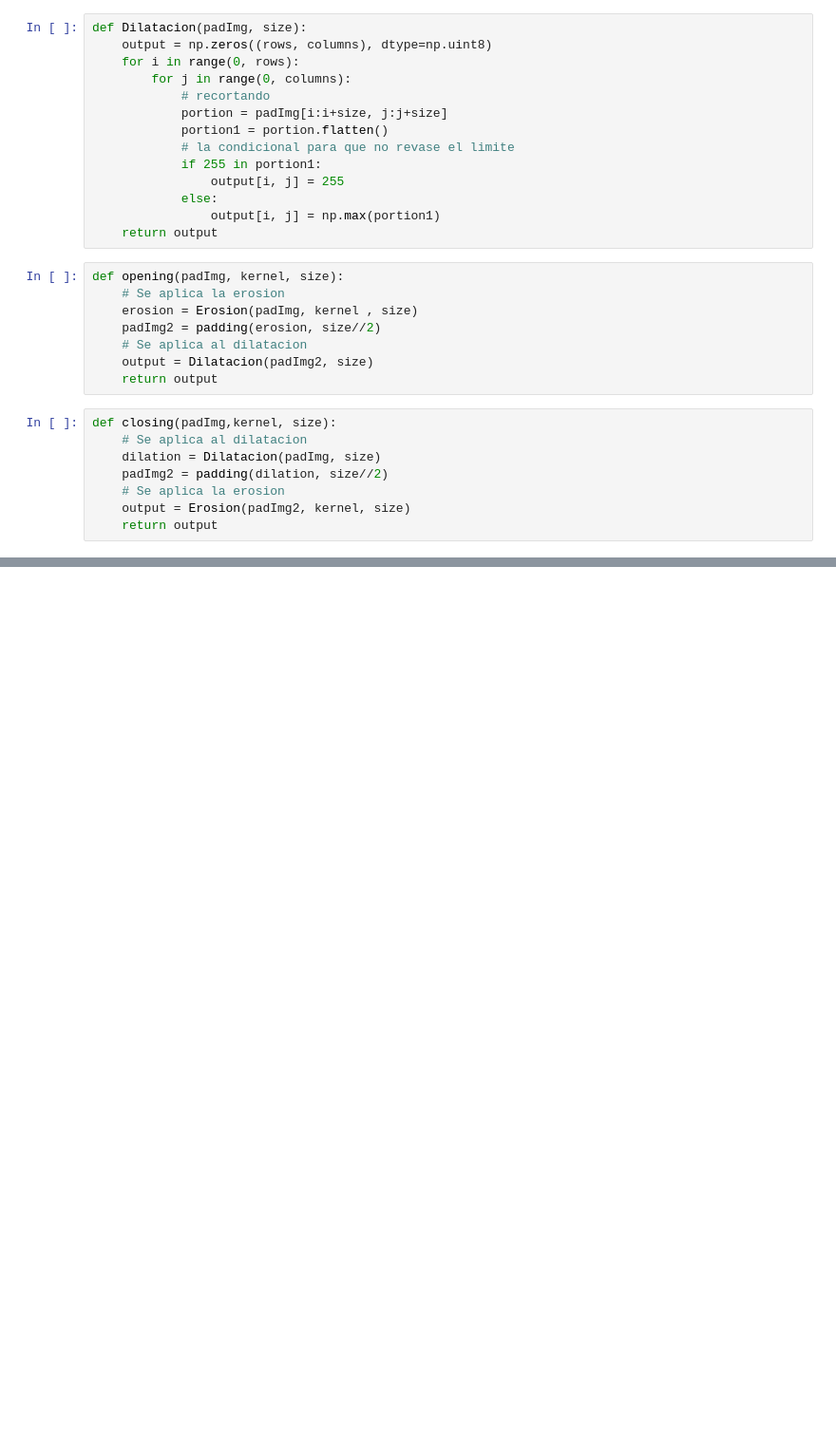
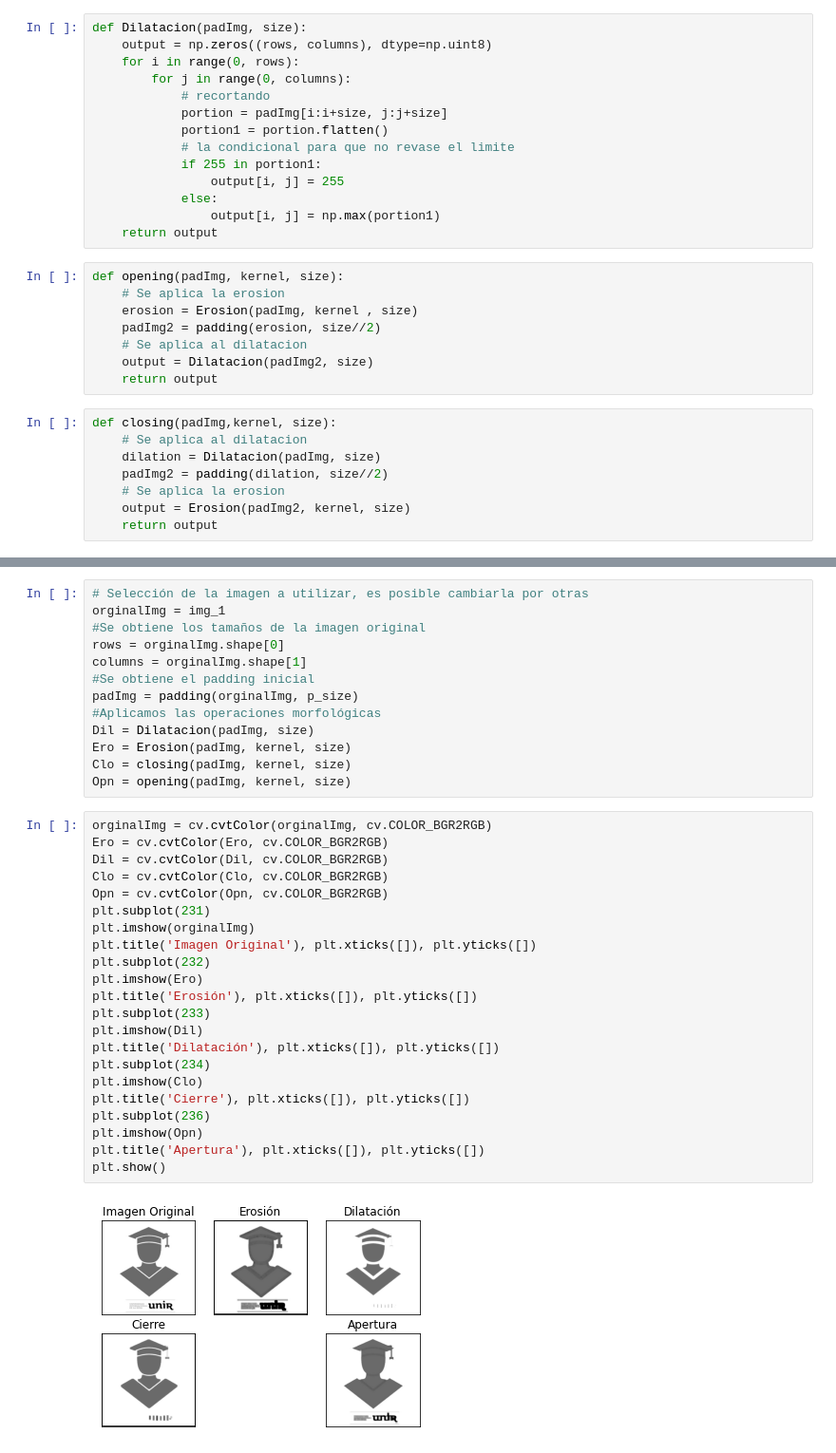
Before and after one commit to genomorro/unir, a Jupyter notebook: main.ipynb, the cells around one changed output, grey strips where cells are left out. Shown at 95% size. Saved outputs shown, nothing was run; the diff lists cells and outputs as text; blank space fills up the shorter version.

```diff
--- a/main.ipynb
+++ b/main.ipynb
@@ -164,0 +142,37 @@ cv.waitKey(0)
+# %%
+# Selección de la imagen a utilizar, es posible cambiarla por otras
+orginalImg = img_1
+#Se obtiene los tamaños de la imagen original
+rows = orginalImg.shape[0]
+columns = orginalImg.shape[1]
+#Se obtiene el padding inicial
+padImg = padding(orginalImg, p_size)
+#Aplicamos las operaciones morfológicas
+Dil = Dilatacion(padImg, size)
+Ero = Erosion(padImg, kernel, size)
+Clo = closing(padImg, kernel, size)
+Opn = opening(padImg, kernel, size)
+# %%
+orginalImg = cv.cvtColor(orginalImg, cv.COLOR_BGR2RGB)
+Ero = cv.cvtColor(Ero, cv.COLOR_BGR2RGB)
+Dil = cv.cvtColor(Dil, cv.COLOR_BGR2RGB)
+Clo = cv.cvtColor(Clo, cv.COLOR_BGR2RGB)
+Opn = cv.cvtColor(Opn, cv.COLOR_BGR2RGB)
+plt.subplot(231)
+plt.imshow(orginalImg)
+plt.title('Imagen Original'), plt.xticks([]), plt.yticks([])
+plt.subplot(232)
+plt.imshow(Ero)
+plt.title('Erosión'), plt.xticks([]), plt.yticks([])
+plt.subplot(233)
+plt.imshow(Dil)
+plt.title('Dilatación'), plt.xticks([]), plt.yticks([])
+plt.subplot(234)
+plt.imshow(Clo)
+plt.title('Cierre'), plt.xticks([]), plt.yticks([])
+plt.subplot(236)
+plt.imshow(Opn)
+plt.title('Apertura'), plt.xticks([]), plt.yticks([])
+plt.show()
+# %% [output]
+[figure, added]
```
Also changed, not shown: parts of 14 cells of this notebook.
